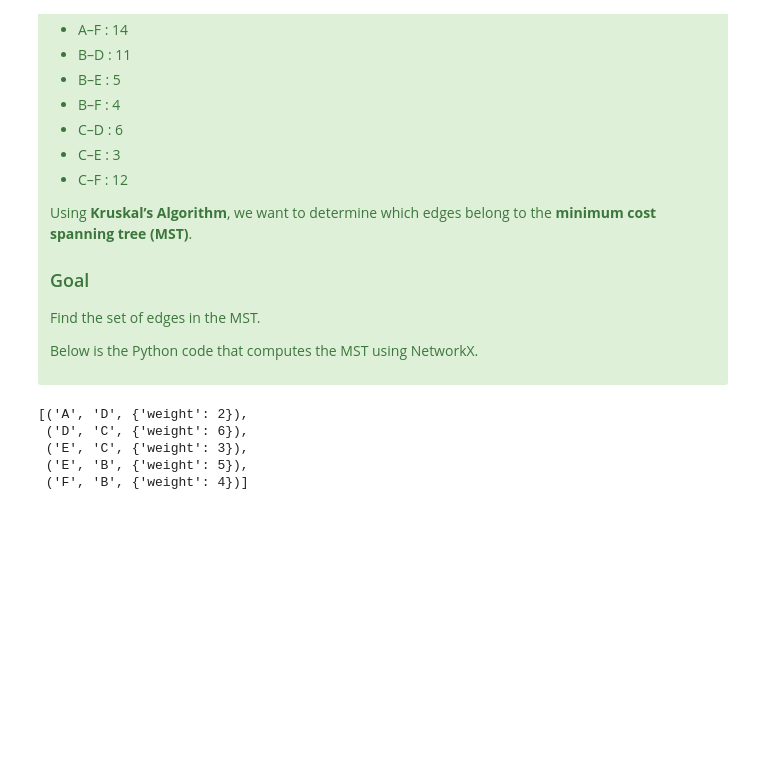
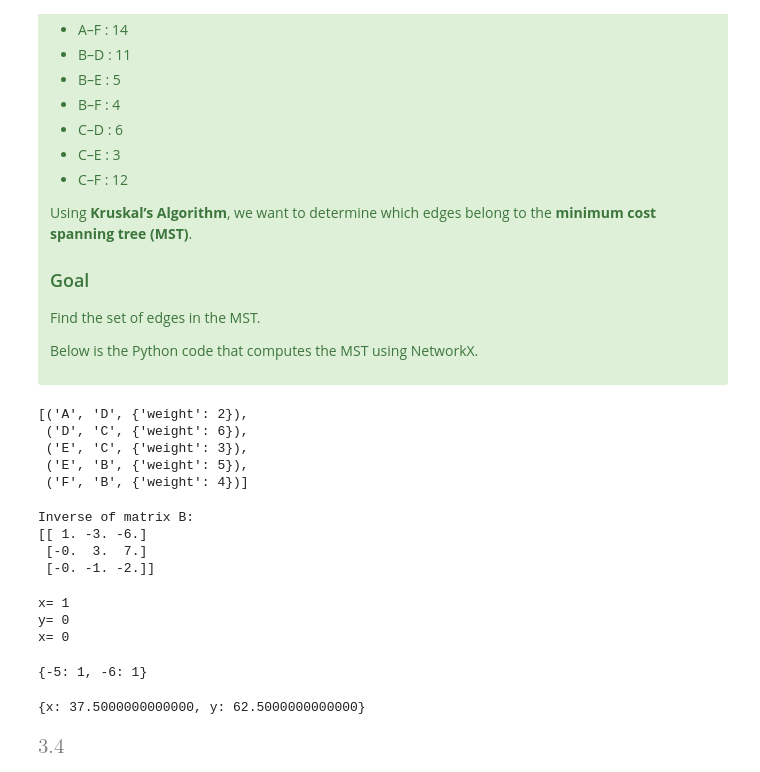
Before and after one commit to timpark99/timpark99.github.io, a Jupyter notebook: msds400/final_practice.ipynb, the cells around one changed output. Cells and saved outputs as stored; diff of their text form; code cells hidden in the pictures; blank space fills up the shorter version.

```diff
--- a/msds400/final_practice.ipynb
+++ b/msds400/final_practice.ipynb
@@ -519,3 +515,72 @@ mst_edges
  ('E', 'C', {'weight': 3}),
  ('E', 'B', {'weight': 5}),
  ('F', 'B', {'weight': 4})]
+# %%
+import numpy as np
+
+# Define the matrix B
+B = np.array([[1, 0, -3],
+              [0, -2, -7],
+              [0, 1, 3]])
+
+# Calculate the inverse
+B_inverse = np.linalg.inv(B)
+
+print("Inverse of matrix B:")
+print(B_inverse)
+# %% [output]
+Inverse of matrix B:
+[[ 1. -3. -6.]
+ [-0.  3.  7.]
+ [-0. -1. -2.]]
+# %%
+import sympy as sym
+# Use sympy package to display the equation
+sym.init_printing()
+#sym.solve()
+x,y,z = sym.symbols('x,y,z')
+
+solns = sym.solve([
+    x - 3*z - 1,
+    -2*y - 7*z,
+    y + 3*z
+    ],
+
+    [x, y, z])
+print(f"x= {solns[x]}")
+print(f"y= {solns[y]}")
+print(f"x= {solns[z]}")
+# %% [output]
+x= 1
+y= 0
+x= 0
+# %%
+import sympy as sp
+
+A = sp.Matrix([
+    [9, 5],
+    [-42, -20]
+])
+
+eigs = A.eigenvals()   # returns dict {eigenvalue: multiplicity}
+print(eigs)
+# %% [output]
+{-5: 1, -6: 1}
+# %%
+import sympy as sp
+
+# Define variables
+x, y = sp.symbols('x y')
+
+eq1 = sp.Eq(2.4*x + .8*y, 140)
+eq2 = sp.Eq(x + y, 100)
+
+# Solve the system
+solution = sp.solve((eq1, eq2), (x, y))
+print(solution)
+# %% [output]
+{x: 37.5000000000000, y: 62.5000000000000}
+# %%
+.039*37.5 + .031*62.5
+# %% [output]
+[figure, added]
```
Also changed, not shown: parts of 11 cells of this notebook, 14 other files.
